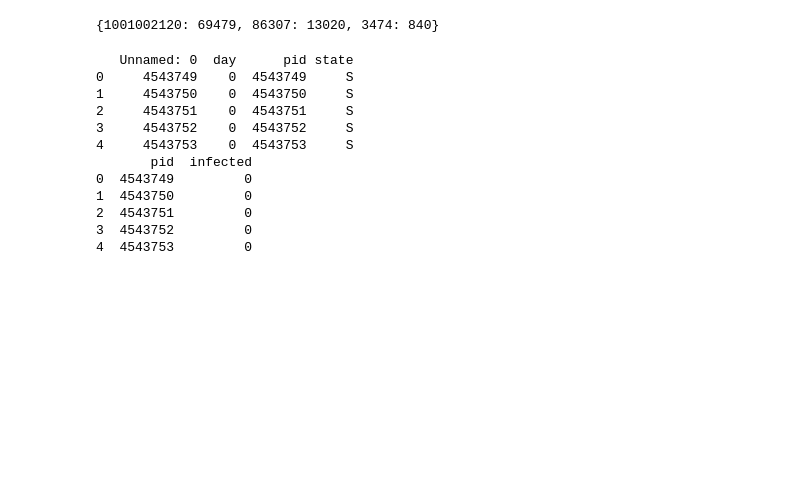
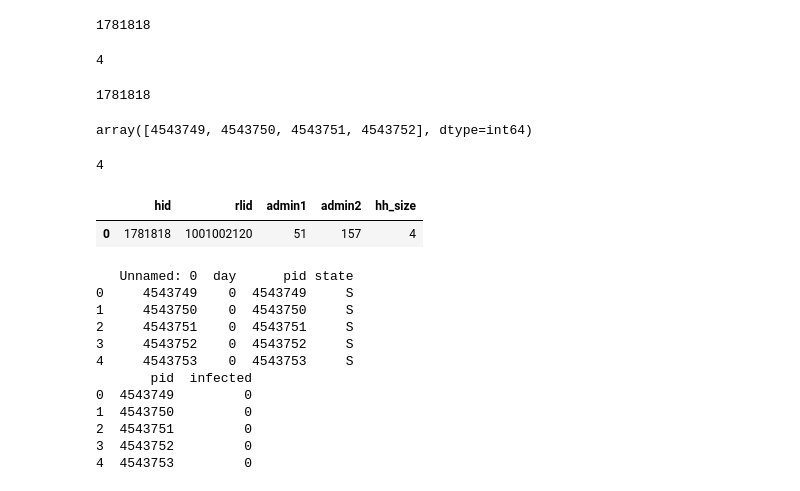
Before and after one commit to shockedeel/graphical-models-project, a Jupyter notebook: main.ipynb, the cells around one changed output. Cells and saved outputs as stored; diff of their text form; code cells hidden in the pictures; blank space fills up the shorter version.

```diff
--- a/main.ipynb
+++ b/main.ipynb
@@ -18,12 +16,32 @@ from graphstats import GraphStats
 # %%
+from graphstats import GraphStats
 test = GraphStats(va_activity_loc_assign, va_activity_locations, va_disease_outcome_target, va_disease_outcome_training, va_household, va_person, va_population_network, va_residence_locations)
-
-#print(va_activity_loc_assign.head(20))
-print(test.get_location_durations(4543749))
-#test.get_raw_time_with_infected_day(4543889,21)
-#test.get_raw_time_with_infected_week(4543889, 50)
-# %% [output]
-{1001002120: 69479, 86307: 13020, 3474: 840}
+# %%
+hid = test.va_person.query('pid == 4543749')['hid'].squeeze()
+print(hid)
+test.va_household.query('hid == @hid')['hh_size'].squeeze()
+# test.va_person.query('hid == @hid')['pid'].to_numpy()
+# %% [output]
+1781818
+4
+# %%
+test.va_person.query('pid == 4543749')['hid'][0]
+# %% [output]
+1781818
+# %%
+test.va_person.query('hid == 1781818')['pid'].to_numpy()
+# %% [output]
+array([4543749, 4543750, 4543751, 4543752], dtype=int64)
+# %%
+
+test.get_household_size(4543749)
+# %% [output]
+4
+# %%
+test.va_household.query('hid == 1781818')
+# %% [output]
+|  | hid | rlid | admin1 | admin2 | hh_size |
+| 0 | 1781818 | 1001002120 | 51 | 157 | 4 |
 # %%
 print(va_disease_outcome_training.head())
 print(va_disease_outcome_target.head())
```
Also changed, not shown: parts of 3 cells of this notebook, 1 other file.
